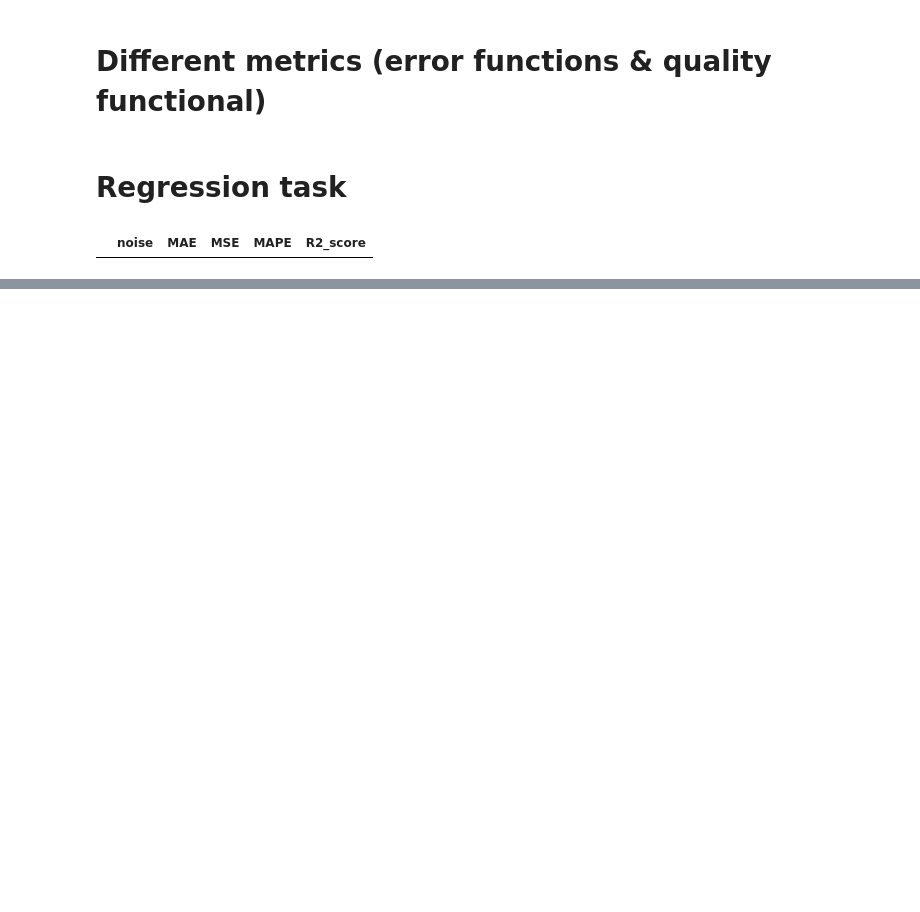
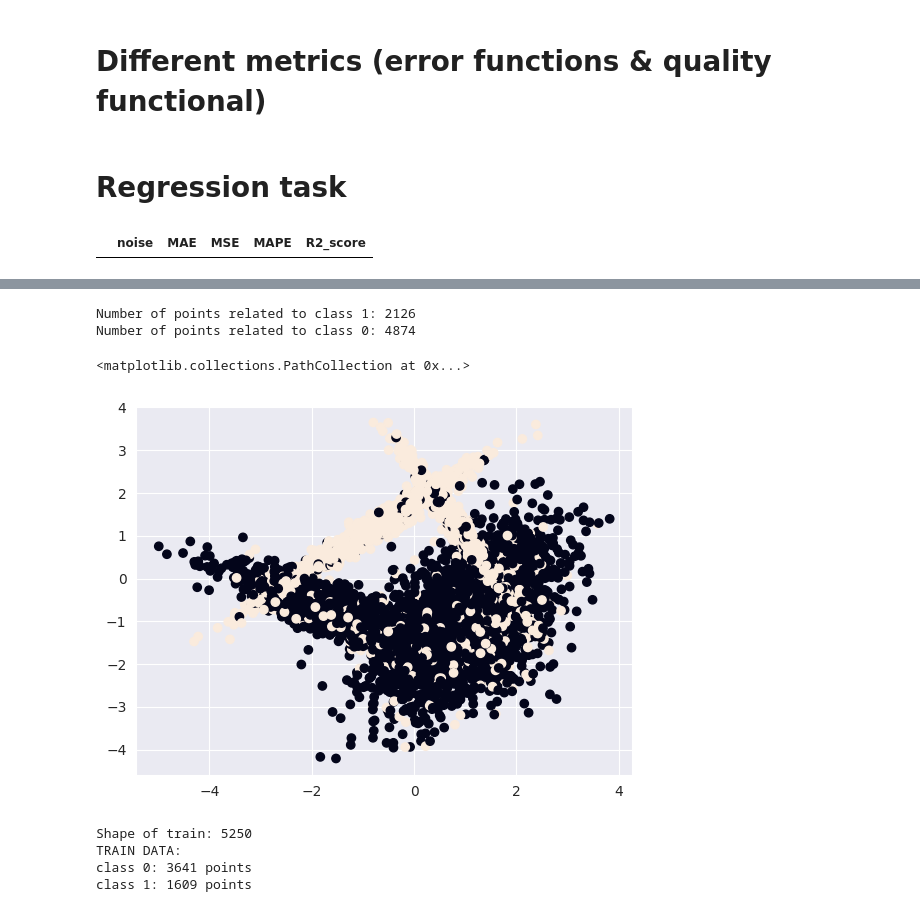
Before and after one commit to AnatolyAdamovich/ML-seminars, a Jupyter notebook: metrics/comparsion.ipynb, the cells around one changed output, grey strips where cells are left out. Cells and saved outputs as stored; diff of their text form; code cells hidden in the pictures; blank space fills up the shorter version.

```diff
--- a/metrics/comparsion.ipynb
+++ b/metrics/comparsion.ipynb
@@ -86,0 +95,27 @@ sns.lineplot(data=metrics['R2_score'])
+# %%
+X, y = make_classification(n_samples=7000, n_features=2, n_redundant=0, random_state=19,
+                           flip_y=0.2, weights=(0.75,))
+print(f'Number of points related to class 1: {len(y[y==1])}')
+print(f'Number of points related to class 0: {len(y[y==0])}')
+
+X_train, X_test, y_train, y_test = train_test_split(X, y)
+plt.scatter(X[:, 0], X[:, 1], c=y)
+# %% [output]
+Number of points related to class 1: 2126
+Number of points related to class 0: 4874
+<matplotlib.collections.PathCollection at 0x...>
+[figure, added]
+# %%
+model = LogisticRegression()
+scaler = StandardScaler()
+X_train_scaled = scaler.fit_transform(X_train)
+X_test_scaled = scaler.transform(X_test)
+print(f'Shape of train: {len(X_train_scaled)}')
+print('TRAIN DATA:')
+print(f'class 0: {len(y_train[y_train==0])} points')
+print(f'class 1: {len(y_train[y_train==1])} points')
+# %% [output]
+Shape of train: 5250
+TRAIN DATA:
+class 0: 3641 points
+class 1: 1609 points
```
Also changed, not shown: parts of 11 cells of this notebook.
